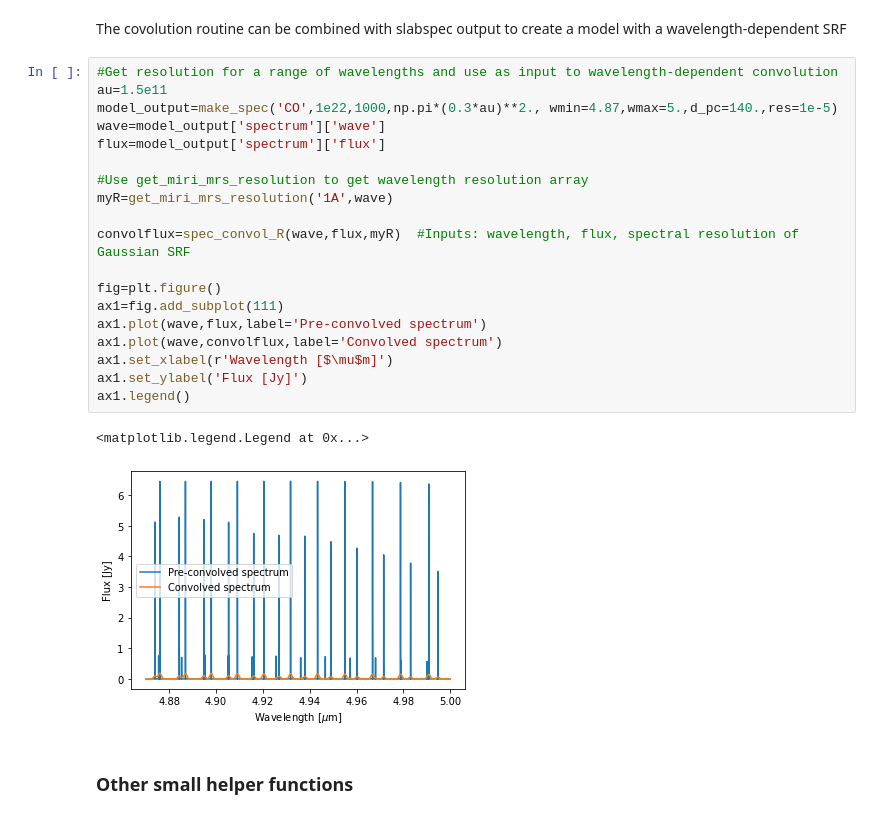
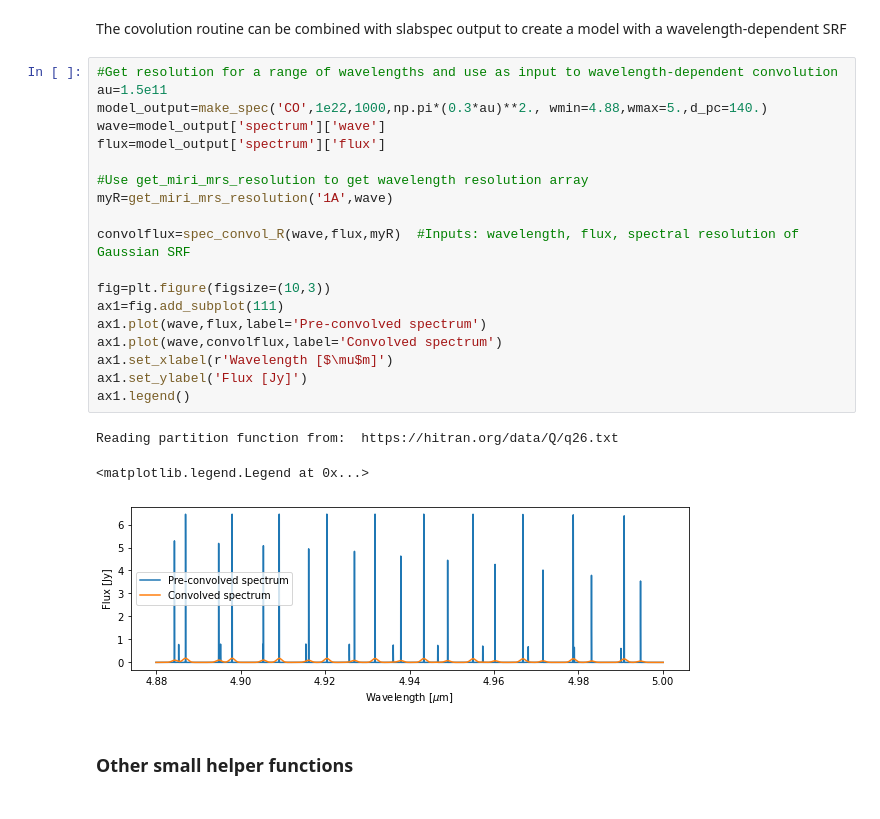
Before and after one commit to csalyk/spectools_ir, a Jupyter notebook: docs/example.ipynb, the cells around one changed output. Drawn from its saved outputs; the diff is of its cells as text.

```diff
--- a/docs/example.ipynb
+++ b/docs/example.ipynb
@@ -501,25 +514,26 @@ The covolution routine can be combined with slabspec output to create a model wi
 # %%
 #Get resolution for a range of wavelengths and use as input to wavelength-dependent convolution
 au=1.5e11
-model_output=make_spec('CO',1e22,1000,np.pi*(0.3*au)**2., wmin=4.87,wmax=5.,d_pc=140.,res=1e-5)
+model_output=make_spec('CO',1e22,1000,np.pi*(0.3*au)**2., wmin=4.88,wmax=5.,d_pc=140.)
 wave=model_output['spectrum']['wave']
 flux=model_output['spectrum']['flux']
 
 #Use get_miri_mrs_resolution to get wavelength resolution array
 myR=get_miri_mrs_resolution('1A',wave)
 
 convolflux=spec_convol_R(wave,flux,myR)  #Inputs: wavelength, flux, spectral resolution of Gaussian SRF
 
-fig=plt.figure()
+fig=plt.figure(figsize=(10,3))
 ax1=fig.add_subplot(111)
 ax1.plot(wave,flux,label='Pre-convolved spectrum')
 ax1.plot(wave,convolflux,label='Convolved spectrum')
 ax1.set_xlabel(r'Wavelength [$\mu$m]')
 ax1.set_ylabel('Flux [Jy]')
 ax1.legend()
 # %% [output]
-<matplotlib.legend.Legend at 0x...>
+Reading partition function from:  https://hitran.org/data/Q/q26.txt
+<matplotlib.legend.Legend at 0x...>
-[figure, old version]
+[figure, new version]
 # %% [markdown]
 ### Other small helper functions
 # %%
```
Also changed, not shown: parts of 24 cells of this notebook, 6 other files.
